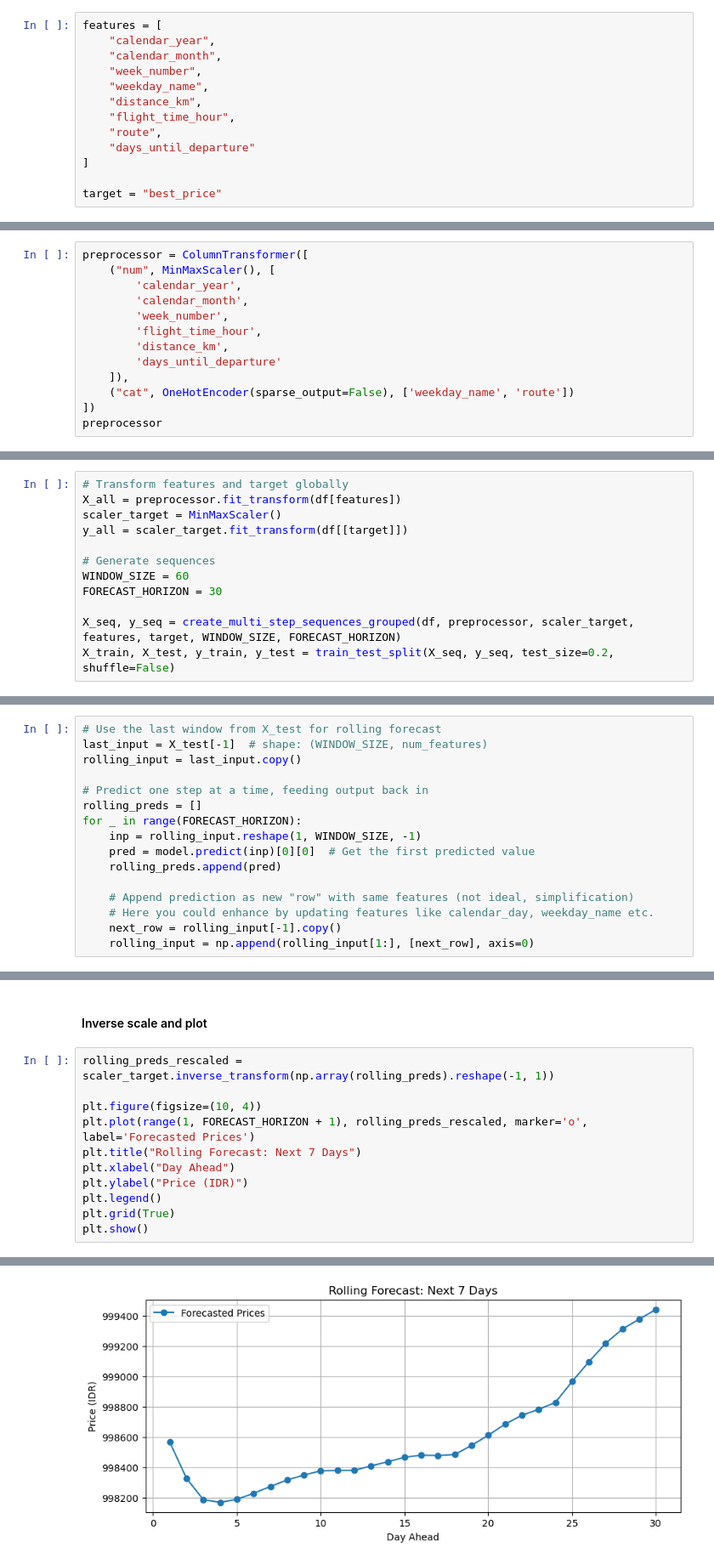
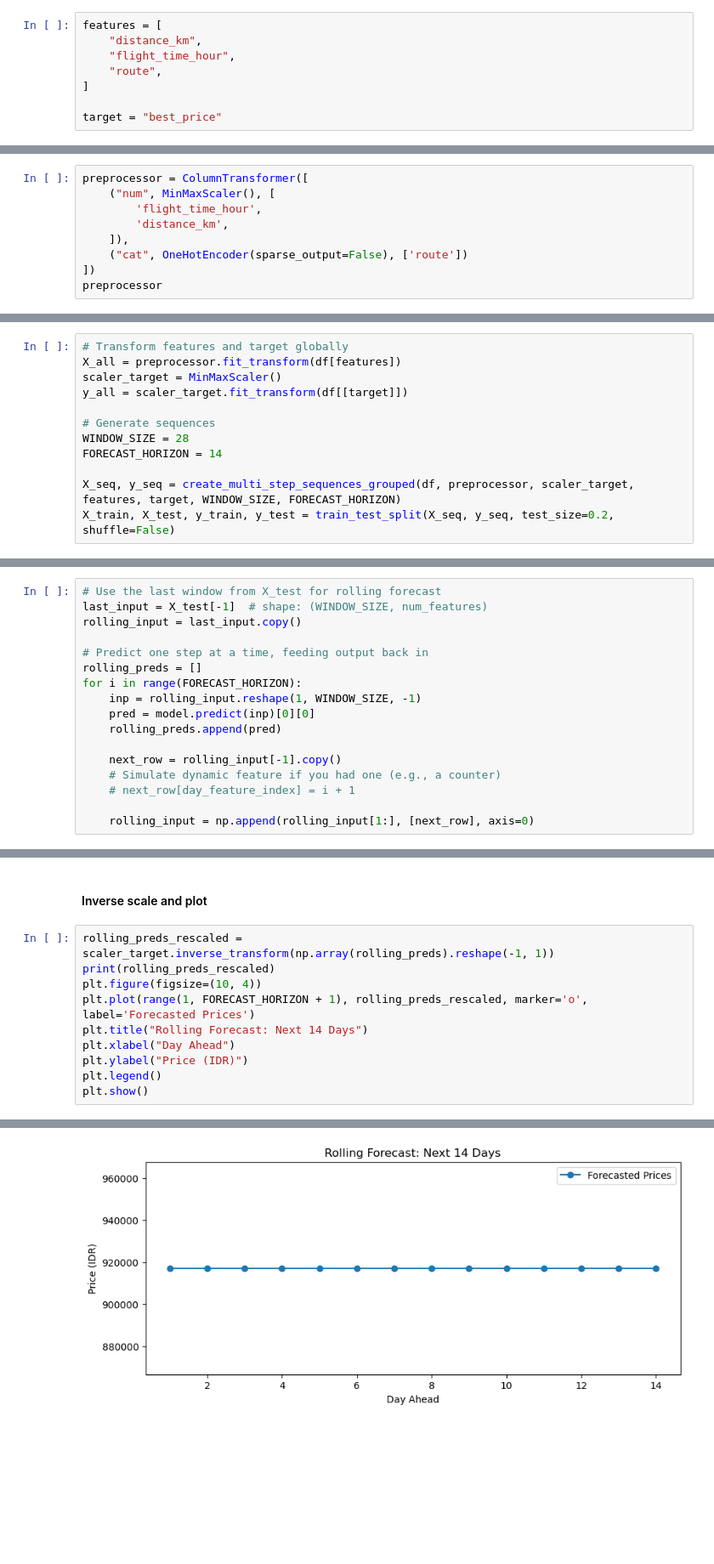
Before and after one commit to fadlytanjung/ticket-price-forecast, a Jupyter notebook: pricing-ticket-forecast.ipynb, the cells around one changed output, grey strips where cells are left out. Shown at 85% size. Saved outputs shown, nothing was run; the diff lists cells and outputs as text; blank space fills up the shorter version.

Commit message:
fix: model gpt

```diff
--- a/pricing-ticket-forecast.ipynb
+++ b/pricing-ticket-forecast.ipynb
@@ -142,14 +141,9 @@ plt.show()
 #### Select Columns
 # %%
 features = [
-    "calendar_year",
-    "calendar_month",
-    "week_number",
-    "weekday_name",
     "distance_km",
     "flight_time_hour",
     "route",
-    "days_until_departure"
 ]
 
 target = "best_price"
@@ -158,14 +152,10 @@ target = "best_price"
 # %%
 preprocessor = ColumnTransformer([
     ("num", MinMaxScaler(), [
-        'calendar_year',
-        'calendar_month',
-        'week_number',
         'flight_time_hour',
         'distance_km',
-        'days_until_departure'
     ]),
-    ("cat", OneHotEncoder(sparse_output=False), ['weekday_name', 'route'])
+    ("cat", OneHotEncoder(sparse_output=False), ['route'])
 ])
 preprocessor
 # %% [output]
@@ -198,8 +186,8 @@ scaler_target = MinMaxScaler()
 y_all = scaler_target.fit_transform(df[[target]])
 
 # Generate sequences
-WINDOW_SIZE = 60
-FORECAST_HORIZON = 30
+WINDOW_SIZE = 28
+FORECAST_HORIZON = 14
 
 X_seq, y_seq = create_multi_step_sequences_grouped(df, preprocessor, scaler_target, features, target, WINDOW_SIZE, FORECAST_HORIZON)
 X_train, X_test, y_train, y_test = train_test_split(X_seq, y_seq, test_size=0.2, shuffle=False)
@@ -311,13 +302,14 @@ rolling_input = last_input.copy()
 
 # Predict one step at a time, feeding output back in
 rolling_preds = []
-for _ in range(FORECAST_HORIZON):
+for i in range(FORECAST_HORIZON):
     inp = rolling_input.reshape(1, WINDOW_SIZE, -1)
-    pred = model.predict(inp)[0][0]  # Get the first predicted value
+    pred = model.predict(inp)[0][0]
     rolling_preds.append(pred)
 
-    # Append prediction as new "row" with same features (not ideal, simplification)
-    # Here you could enhance by updating features like calendar_day, weekday_name etc.
     next_row = rolling_input[-1].copy()
+    # Simulate dynamic feature if you had one (e.g., a counter)
+    # next_row[day_feature_index] = i + 1
+
     rolling_input = np.append(rolling_input[1:], [next_row], axis=0)
 # %% [output]
@@ -342,13 +331,12 @@ for _ in range(FORECAST_HORIZON):
 #### Inverse scale and plot
 # %%
 rolling_preds_rescaled = scaler_target.inverse_transform(np.array(rolling_preds).reshape(-1, 1))
-
+print(rolling_preds_rescaled)
 plt.figure(figsize=(10, 4))
 plt.plot(range(1, FORECAST_HORIZON + 1), rolling_preds_rescaled, marker='o', label='Forecasted Prices')
-plt.title("Rolling Forecast: Next 7 Days")
+plt.title("Rolling Forecast: Next 14 Days")
 plt.xlabel("Day Ahead")
 plt.ylabel("Price (IDR)")
 plt.legend()
-plt.grid(True)
 plt.show()
 # %% [output]
@@ -355 +357 @@ plt.show()
-[figure, old version]
+[figure, new version]
```
Also changed, not shown: parts of 8 cells of this notebook, 8 other files.
